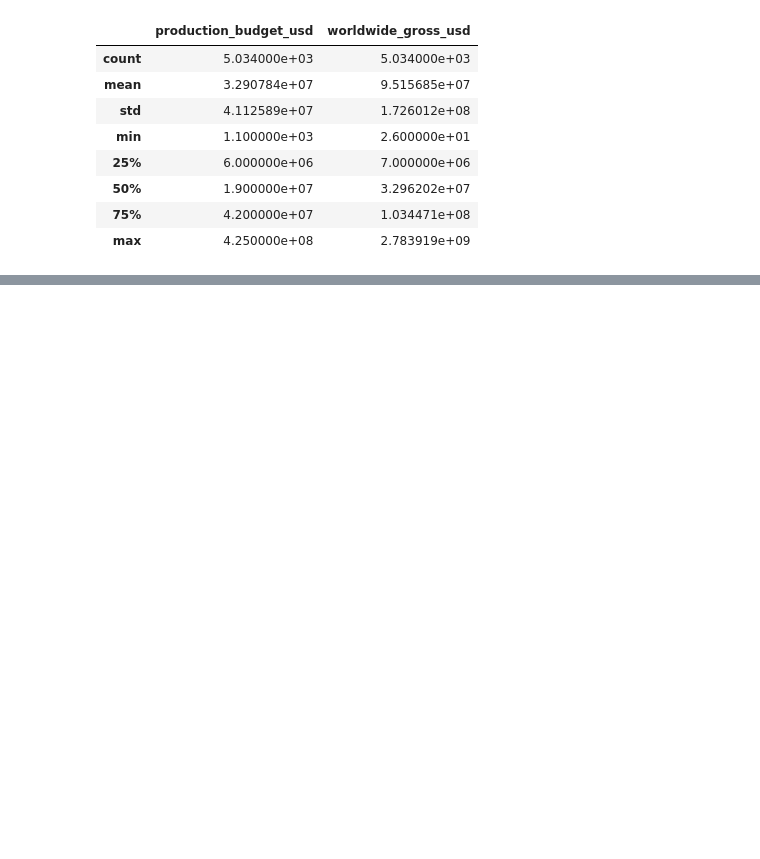
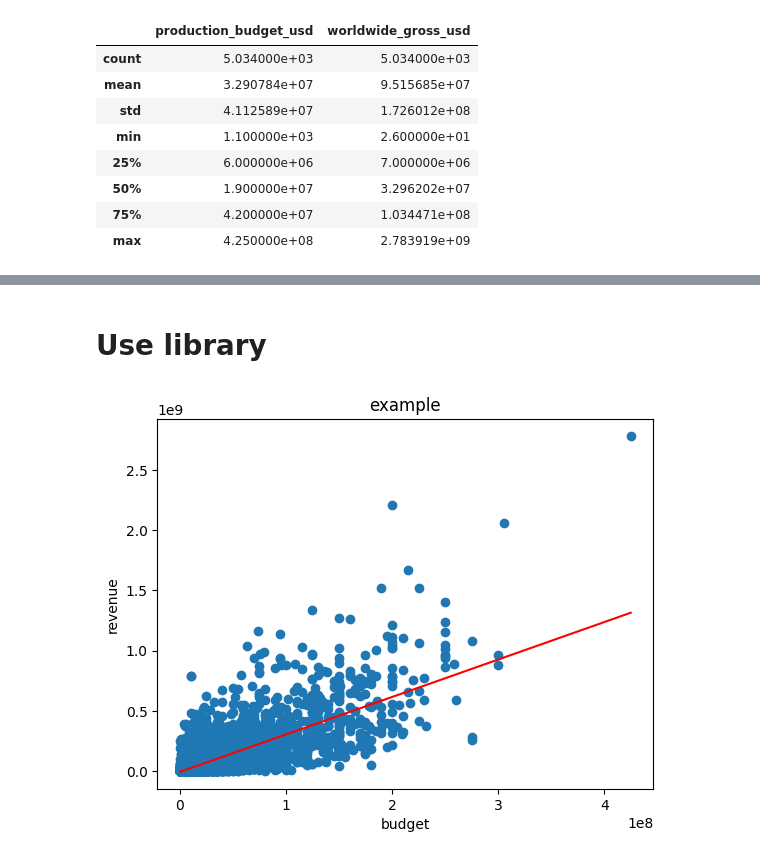
Before and after one commit to ggppwx/ml, a Jupyter notebook: linear_regression/linear_regression.ipynb, the cells around one changed output, grey strips where cells are left out. Cells and saved outputs as stored; diff of their text form; code cells hidden in the pictures; blank space fills up the shorter version.

```diff
--- a/linear_regression/linear_regression.ipynb
+++ b/linear_regression/linear_regression.ipynb
@@ -40,0 +58,26 @@ matplotlib.pyplot.show()
+# %% [markdown]
+# Use library
+# %%
+# use sklearn
+from sklearn.linear_model import LinearRegression
+
+
+regression = LinearRegression()
+regression.fit(X, y)
+theta1 = regression.coef_  # theta_1
+
+theta0 = regression.intercept_ # theta_0
+# %%
+X = DataFrame(data, columns=['production_budget_usd'])
+y = DataFrame(data, columns=['worldwide_gross_usd'])
+import matplotlib.pyplot as plt
+
+plt.plot(X, regression.predict(X), color='red')
+
+plt.scatter(X, y)
+plt.title("example")
+plt.xlabel('budget')
+plt.ylabel('revenue')
+plt.show()
+# %% [output]
+[figure, added]
```
Also changed, not shown: parts of 4 cells of this notebook.
